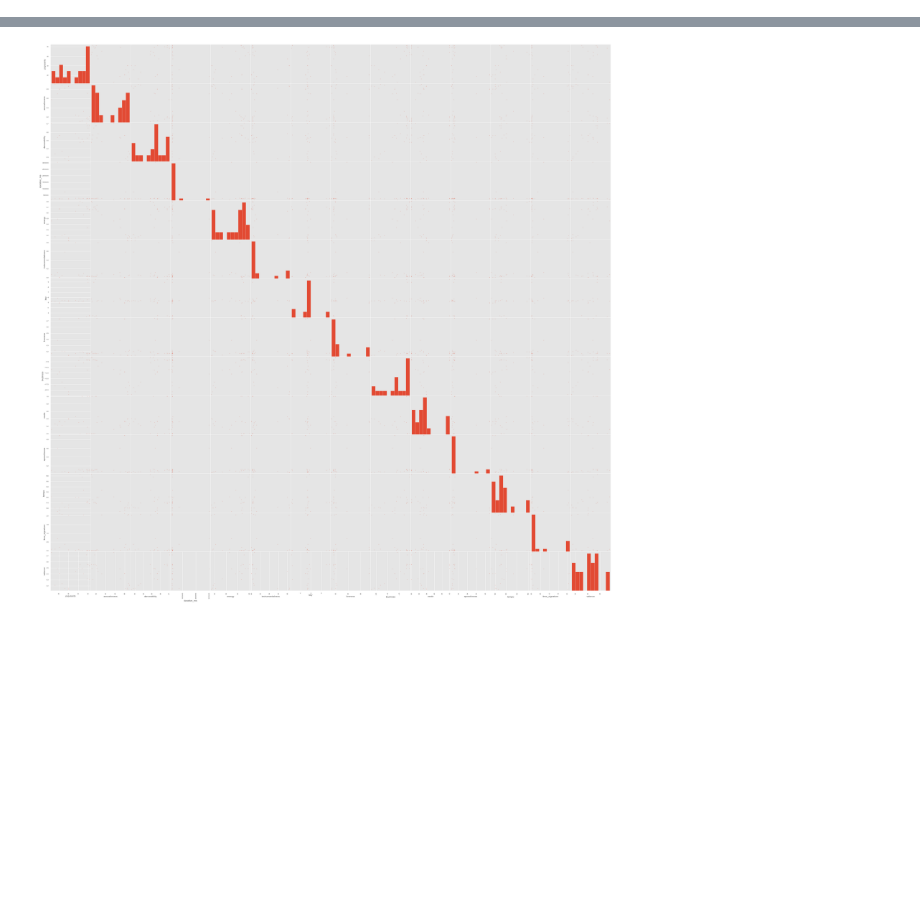
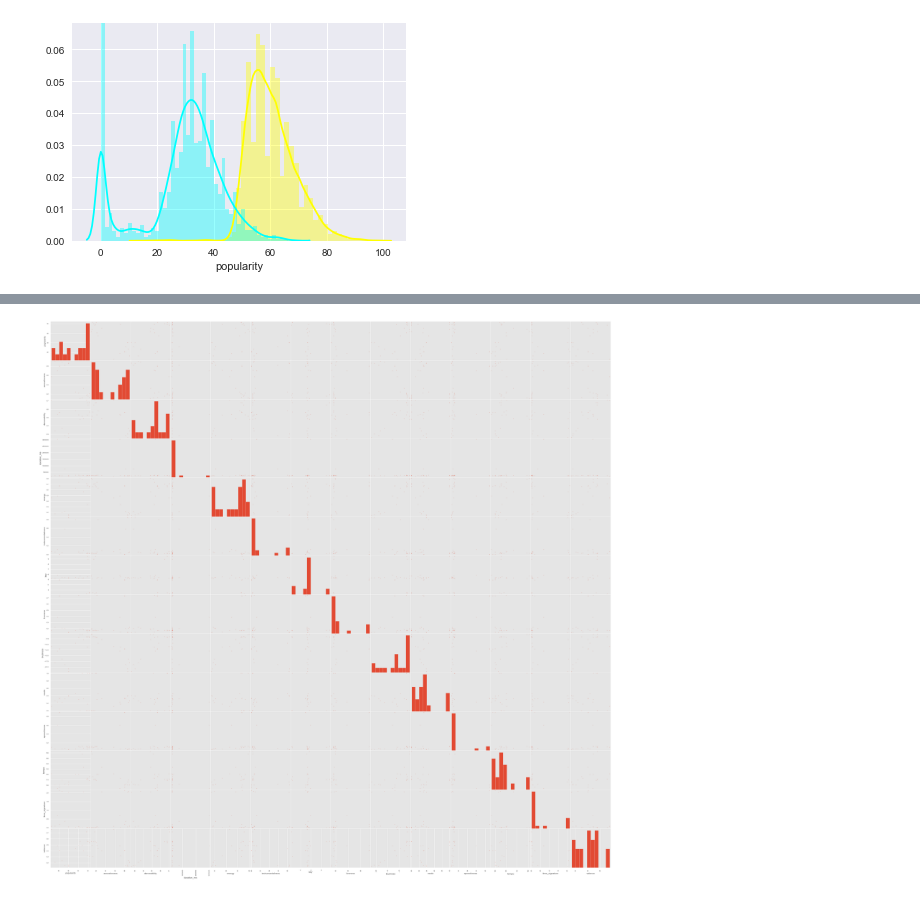
Before and after one commit to RucksP/Spotify-Genre-Prediction, a Jupyter notebook: Spotify Prediction Algorithm.ipynb, the cells around one changed output, grey strips where cells are left out. Saved outputs shown, nothing was run; the diff lists cells and outputs as text; code cells hidden in the pictures; blank space fills up the shorter version.

```diff
--- a/Spotify Prediction Algorithm.ipynb
+++ b/Spotify Prediction Algorithm.ipynb
@@ -55,6 +53,16 @@ test = cleaned_data[~msk]
 # %%
+# Run the K-Means Algorithm on the normalized training Data
+# From the data in the "finding optimal clusters notebook" it has been determined 8 clusters
+# is a good amount of clusters
+
 # Normalize the Data for training
-columns = list(train.columns)
+columns = list(data.columns)
 #remove the genre label from the data we will run k-means on
 columns.remove('genre')
-normalized_data = stats.zscore(train[columns])
+normalized_data = stats.zscore(data[columns])
+
+kmeans = KMeans(n_clusters=8).fit(normalized_data)
+labels = kmeans.labels_
+
+data['cluster'] = labels
+columns.extend(['cluster'])
@@ -95,0 +248,12 @@ Name: genre, Length: 232725, dtype: object
+# %%
+#Out of curioisity, lets graph the distributions of these 2 genres by popularity and loudness
+
+#first get the get all the ORIGINAL values of of Rap and Classic
+rap = different.loc[different['genre'] == 0]
+classic = different.loc[different['genre'] == 1]
+
+ax = sns.distplot(rap['popularity'], color = 'yellow')
+ax2 = sns.distplot(classic['popularity'], color = 'cyan')
+plt.show()
+# %% [output]
+[figure, added]
```
Also changed, not shown: parts of 34 cells of this notebook, 2 other files.
